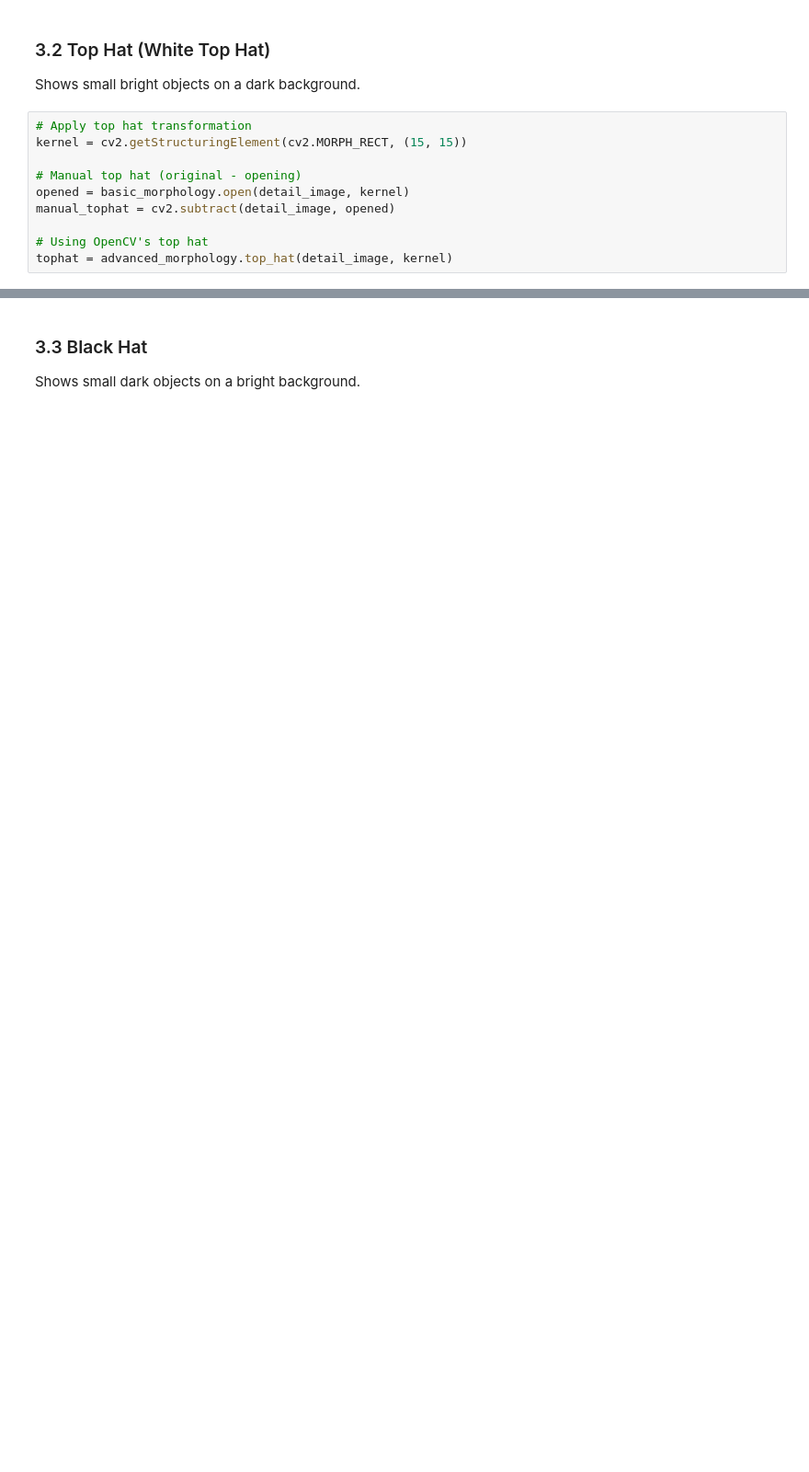
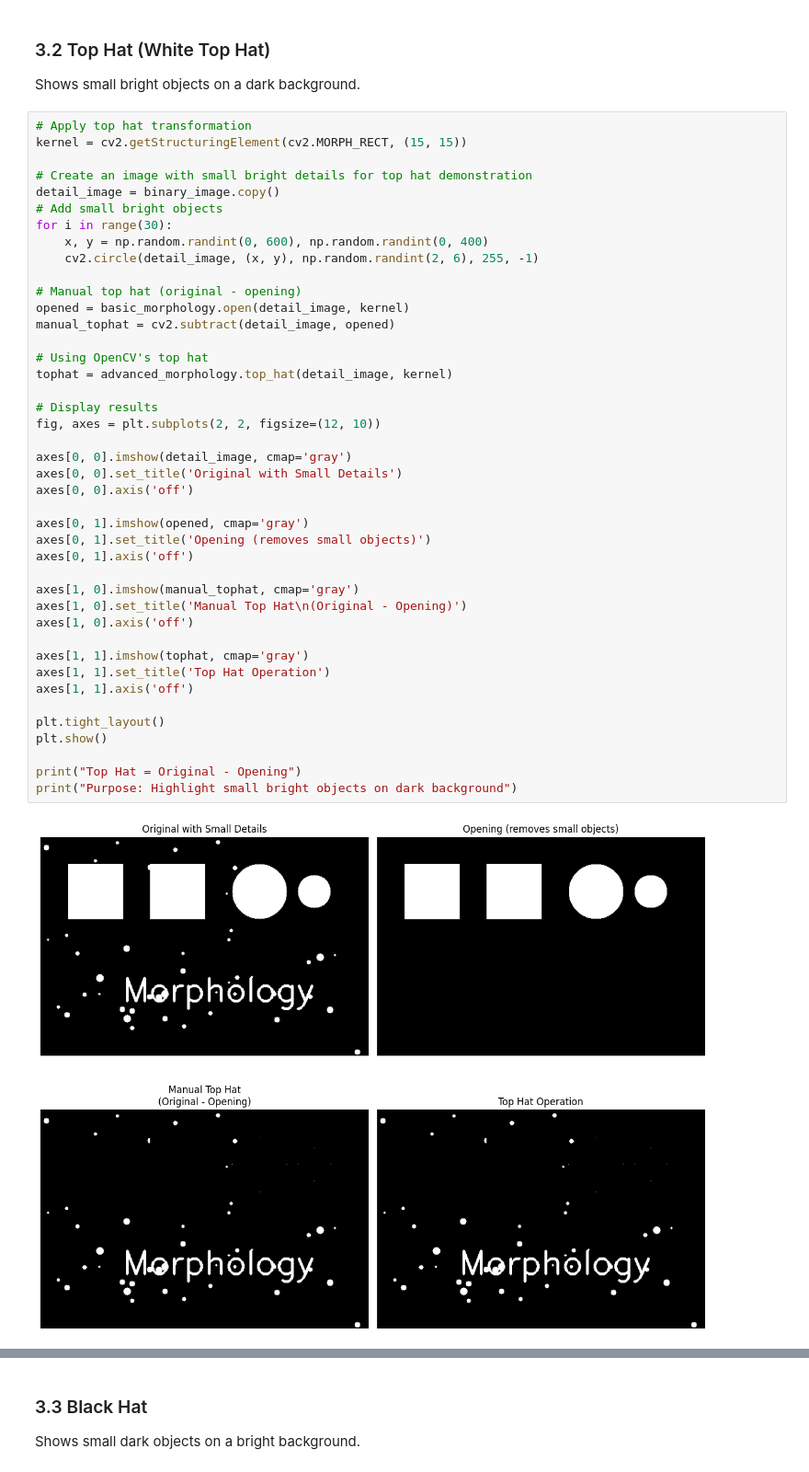
Before and after one commit to vuhung16au/ACU, a Jupyter notebook: DataScience/OpenCV/notebooks/04_morphological_ops.ipynb, the cells around one changed output, grey strips where cells are left out. Shown at 92% size. Saved outputs shown, nothing was run; the diff lists cells and outputs as text; blank space fills up the shorter version.

```diff
--- a/DataScience/OpenCV/notebooks/04_morphological_ops.ipynb
+++ b/DataScience/OpenCV/notebooks/04_morphological_ops.ipynb
@@ -330,10 +330,44 @@ Shows small bright objects on a dark background.
 # %%
 # Apply top hat transformation
 kernel = cv2.getStructuringElement(cv2.MORPH_RECT, (15, 15))
+
+# Create an image with small bright details for top hat demonstration
+detail_image = binary_image.copy()
+# Add small bright objects
+for i in range(30):
+    x, y = np.random.randint(0, 600), np.random.randint(0, 400)
+    cv2.circle(detail_image, (x, y), np.random.randint(2, 6), 255, -1)
 
 # Manual top hat (original - opening)
 opened = basic_morphology.open(detail_image, kernel)
 manual_tophat = cv2.subtract(detail_image, opened)
 
 # Using OpenCV's top hat
 tophat = advanced_morphology.top_hat(detail_image, kernel)
+
+# Display results
+fig, axes = plt.subplots(2, 2, figsize=(12, 10))
+
+axes[0, 0].imshow(detail_image, cmap='gray')
+axes[0, 0].set_title('Original with Small Details')
+axes[0, 0].axis('off')
+
+axes[0, 1].imshow(opened, cmap='gray')
+axes[0, 1].set_title('Opening (removes small objects)')
+axes[0, 1].axis('off')
+
+axes[1, 0].imshow(manual_tophat, cmap='gray')
+axes[1, 0].set_title('Manual Top Hat\n(Original - Opening)')
+axes[1, 0].axis('off')
+
+axes[1, 1].imshow(tophat, cmap='gray')
+axes[1, 1].set_title('Top Hat Operation')
+axes[1, 1].axis('off')
+
+plt.tight_layout()
+plt.show()
+
+print("Top Hat = Original - Opening")
+print("Purpose: Highlight small bright objects on dark background")
+# %% [output]
+[figure, added]
```
Also changed, not shown: parts of 14 cells of this notebook.
